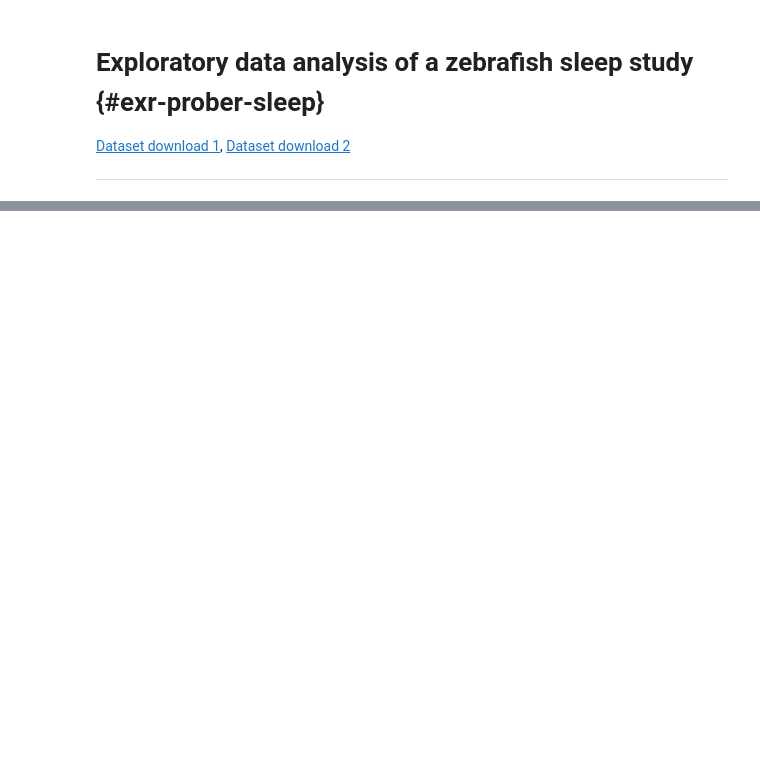
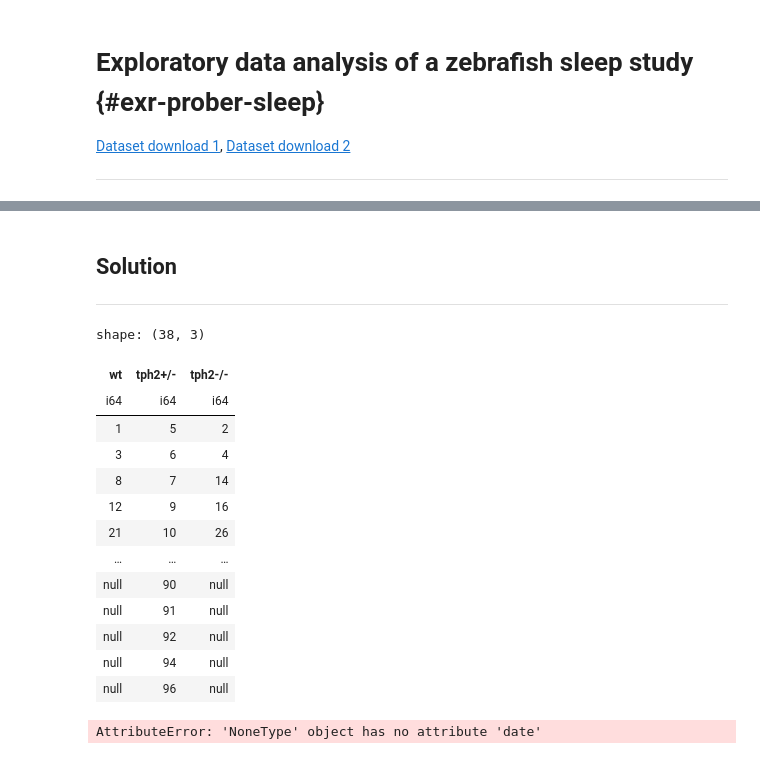
Before and after one commit to caltech-datasai/datasai_notebooks_2025, a Jupyter notebook: prober_fish_sleep.ipynb, the cells around one changed output, grey strips where cells are left out. Saved outputs shown, nothing was run; the diff lists cells and outputs as text; code cells hidden in the pictures; blank space fills up the shorter version.

```diff
--- a/prober_fish_sleep.ipynb
+++ b/prober_fish_sleep.ipynb
@@ -475,3 +479,31 @@ def _load_single_activity_file(fname, df_gt, comment_prefix="#", acquisition=1):
     df = df.with_columns(pl.lit(acquisition).alias("acquisition"))
 
     return df
+# %% [markdown]
+## Solution
+
+<hr>
+# %%
+pl.read_csv(os.path.join(data_path, '150717_2A_genotypes.txt'), separator='\t', encoding='iso-8859-1')
+# %% [output]
+shape: (38, 3)
+| wt | tph2+/- | tph2-/- |
+| i64 | i64 | i64 |
+| 1 | 5 | 2 |
+| 3 | 6 | 4 |
+| 8 | 7 | 14 |
+| 12 | 9 | 16 |
+| 21 | 10 | 26 |
+| … | … | … |
+| null | 90 | null |
+| null | 91 | null |
+| null | 92 | null |
+| null | 94 | null |
+| null | 96 | null |
+# %%
+data_path = './'
+df = load_activity(os.path.join(data_path, '150717_2A_2B.csv'),
+                   os.path.join(data_path, '150717_2A_genotypes.txt')
+                  )
+# %% [output]
+AttributeError: 'NoneType' object has no attribute 'date'
```
Also changed, not shown: parts of 6 cells of this notebook, 4 other files.
